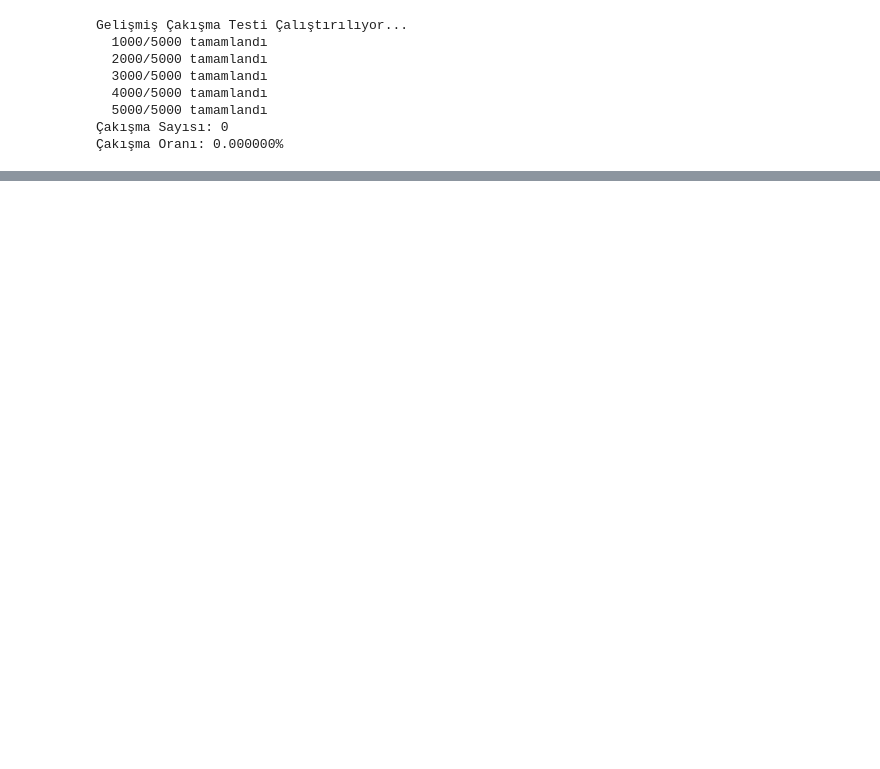
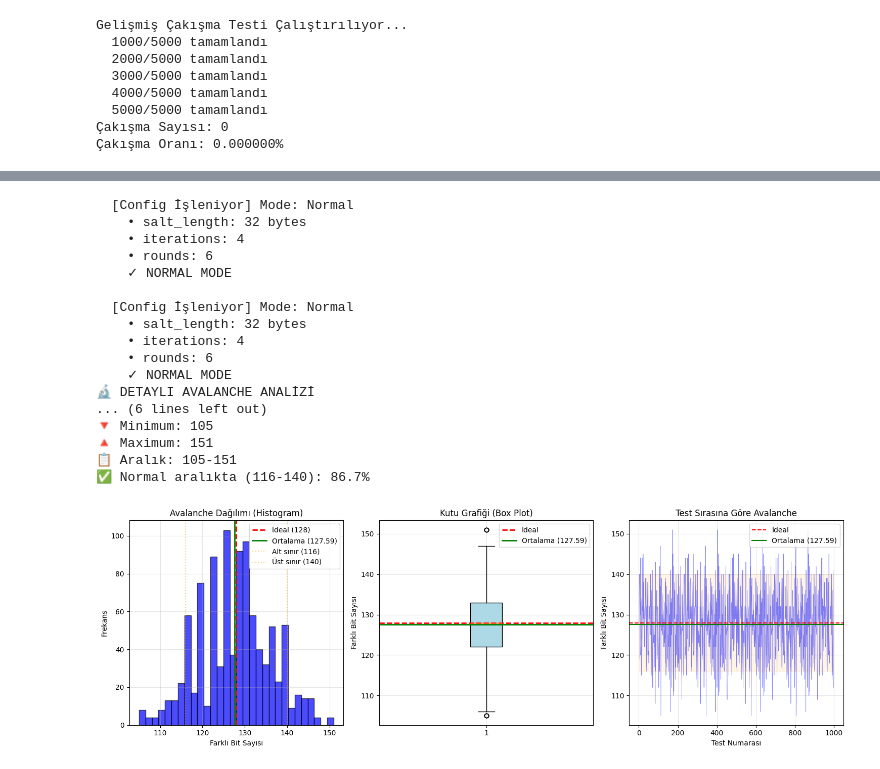
Before and after one commit to WhiteSymmetry/kha256, a Jupyter notebook: notebooks/kha256_demo.ipynb, the cells around one changed output, grey strips where cells are left out. Saved outputs shown, nothing was run; the diff lists cells and outputs as text; code cells hidden in the pictures; blank space fills up the shorter version.

```diff
--- a/notebooks/kha256_demo.ipynb
+++ b/notebooks/kha256_demo.ipynb
@@ -186,0 +1080,14 @@ SONUÇ: KHA-256 FORTIFIED
+# %%
+from kha256 import *
+import kha256
+import secrets
+
+salt = secrets.token_bytes(32)  # tuz
+data = b"Onemli gizli veri"
+data_bytes = b"Onemli gizli veri"
+original_data = b"Onemli gizli veri"
+
+hasher=kha256.FortifiedKhaHash256()
+result = hasher.hash(b"test", salt)
+
+kha256.run_comprehensive_test_suite()
@@ -186,0 +1500,40 @@ SONUÇ: KHA-256 FORTIFIED
+# %%
+from kha256 import plot_avalanche_distribution, detailed_avalanche_test, avalanche_test, FortifiedKhaHash256, FortifiedConfig, calculate_bit_difference, cal_bit_difference
+import secrets
+import kha256
+
+hasher = FortifiedKhaHash256()
+# Test et
+# Hasher oluştur
+config = FortifiedConfig()
+config.enable_memory_hard_mode = False
+hasher = FortifiedKhaHash256(config, deterministic=True)
+
+# Test verileri
+salt = secrets.token_bytes(32)
+base_data = b"KHA-256 avalanche test verisi"
+
+# Avalanche testi çalıştır - bit_diffs listesini al
+bit_diffs, avg, std = detailed_avalanche_test(hasher, base_data, salt, num_tests=1000)
+
+# Grafikleri çiz
+plot_avalanche_distribution(bit_diffs)
+# %% [output]
+  [Config İşleniyor] Mode: Normal
+    • salt_length: 32 bytes
+    • iterations: 4
+    • rounds: 6
+    ✓ NORMAL MODE
+
+  [Config İşleniyor] Mode: Normal
+    • salt_length: 32 bytes
+    • iterations: 4
+    • rounds: 6
+    ✓ NORMAL MODE
+🔬 DETAYLI AVALANCHE ANALİZİ
+... (6 lines left out)
+🔻 Minimum: 105
+🔺 Maximum: 151
+📋 Aralık: 105-151
+✅ Normal aralıkta (116-140): 86.7%
+[figure, added]
```
Also changed, not shown: parts of 99 cells of this notebook, 1 other file.
